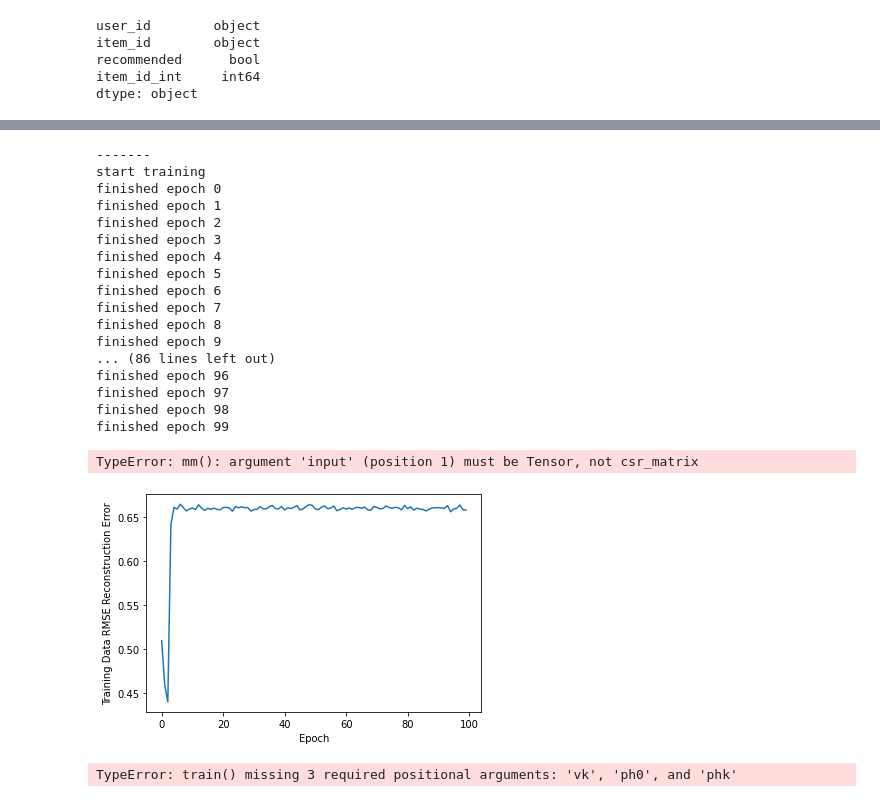
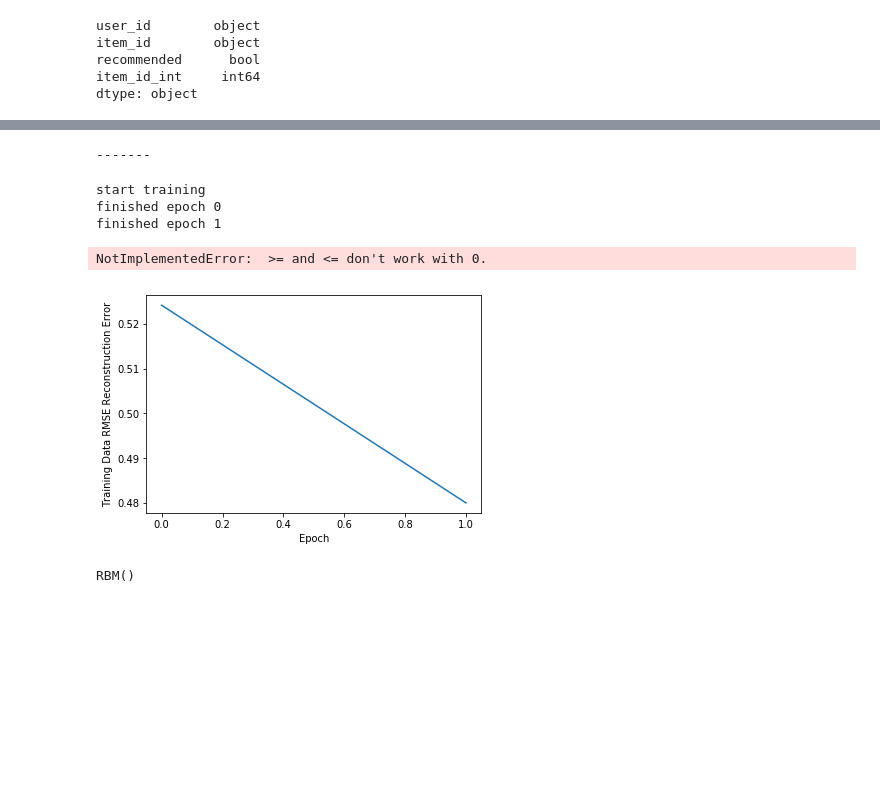
Before and after one commit to jdepreter/ai-project, a Jupyter notebook: rbm_notebook.ipynb, the cells around one changed output, grey strips where cells are left out. Cells and saved outputs as stored; diff of their text form; code cells hidden in the pictures; blank space fills up the shorter version.

Commit message:
load and save should work

```diff
--- a/rbm_notebook.ipynb
+++ b/rbm_notebook.ipynb
@@ -69,7 +69,7 @@ class RBM(nn.Module):
         # This corresponds to whether the n_vis is activated or not activated
         return p_v_given_h, torch.bernoulli(p_v_given_h)
 
-    def train(self, v0, vk, ph0, phk):
+    def train_model(self, v0, vk, ph0, phk):
         """
         Perform contrastive divergence algorithm to optimize the weights that minimize the energy
         This maximizes the log-likelihood of the model
@@ -246,12 +246,14 @@ train_matrix
         with 46744 stored elements in Compressed Sparse Row format>
+# %%
+print('-------')
+n_vis = user_reviews_df_exploded['item_id_int'].max() + 1
+n_hidden = 12
+batch_size = 128
+reconerr = []
+rbm = RBM(n_vis, n_hidden)
+# %% [output]
+-------
 # %%
-print('-------')
-n_vis = user_reviews_df_exploded['item_id_int'].max() + 1
-n_hidden = 12
-batch_size = 128
-train_errors = []
-rbm = RBM(n_vis, n_hidden)
-
 # https://stackoverflow.com/questions/40896157/scipy-sparse-csr-matrix-to-tensorflow-sparsetensor-mini-batch-gradient-descent
 def convert_sparse_matrix_to_sparse_tensor(X):
     coo = X.tocoo()
@@ -306,68 +308,51 @@ for epoch in range(2):
         phk, _ = rbm.sample_h(vk)
 
 
-        rbm.train(v0, vk, ph0, phk)
+        rbm.train_model(v0, vk, ph0, phk)
 
         train_recon_error += torch.sqrt(torch.mean((v0[v0 >= 0] - vk[v0 >= 0])**2))
         s += 1
+
+    reconerr.append(train_recon_error / s)
+    print('finished epoch', epoch)
         # print((torch.mm(v0.t(), ph0) - torch.mm(vk.t(), phk)).t().shape)
         # print(torch.sum((-vk + v0), 0).shape)
         # print(torch.sum((ph0 - phk), 0).shape)
 
-    train_errors.append(train_recon_error / s)
-
-    print('calculating test scores')
-
-    print('finished epoch', epoch)
-
 import matplotlib.pyplot as plt
 # Plot the RMSE reconstruction error with respect to increasing number of epochs
-plt.plot(train_errors)
+plt.plot(reconerr)
 plt.ylabel('Training Data RMSE Reconstruction Error')
 plt.xlabel('Epoch')
 plt.savefig('result.png')
 
 # Evaluate the RBM on test set
 test_recon_error = 0  # RMSE reconstruction error initialized to 0 at the beginning of training
 s = 0  # a counter (float type)
 
 # for loop - go through every single user
 for id_user in range(user_reviews_df_exploded['user_id_int'].max() + 1):
     v = train_matrix[id_user:id_user + 1]  # training set inputs are used to activate neurons of my RBM
     vt = test_matrix[id_user:id_user + 1]  # target
 
     if len(vt[vt >= 0]) > 0:
         _, h = rbm.sample_h(v)
         _, v = rbm.samrple_v(h)
 
         # Update test RMSE reconstruction error
         test_recon_error += torch.sqrt(torch.mean((vt[vt >= 0] - v[vt >= 0])**2))
         s += 1
 # %% [output]
--------
 start training
 finished epoch 0
 finished epoch 1
-finished epoch 2
-finished epoch 3
-finished epoch 4
-finished epoch 5
-finished epoch 6
-finished epoch 7
-finished epoch 8
-finished epoch 9
-... (86 lines left out)
-finished epoch 96
-finished epoch 97
-finished epoch 98
-finished epoch 99
-TypeError: mm(): argument 'input' (position 1) must be Tensor, not csr_matrix
+NotImplementedError:  >= and <= don't work with 0.
-[figure, old version]
+[figure, new version]
 # %%
 torch.save(rbm.state_dict(), "./network")
 # %%
-# rbm = RBM(n_vis, n_hidden)
-# rbm.load_state_dict(torch.load("./network"))
-# rbm.eval()
+rbm = RBM(n_vis, n_hidden)
+rbm.load_state_dict(torch.load("./network"))
+rbm.eval()
 # %% [output]
-TypeError: train() missing 3 required positional arguments: 'vk', 'ph0', and 'phk'
+RBM()
```
Also changed, not shown: parts of 2 cells of this notebook.
